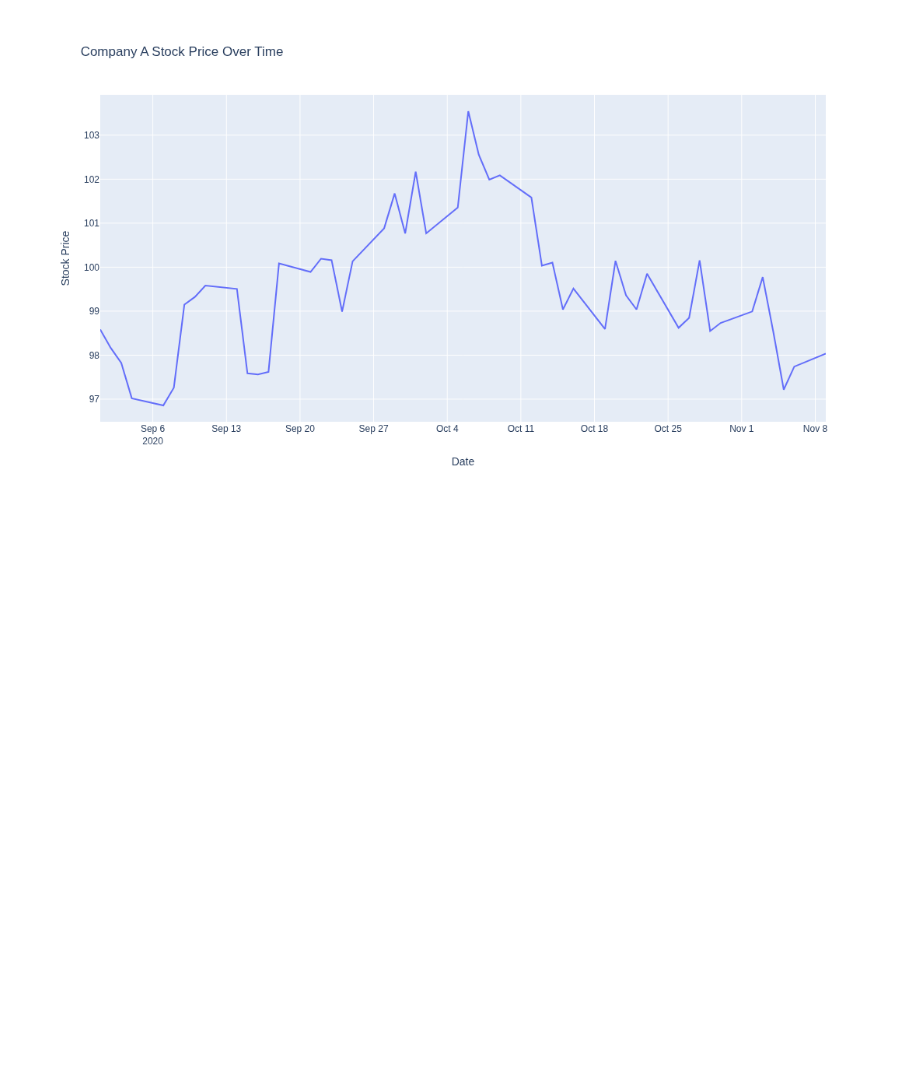
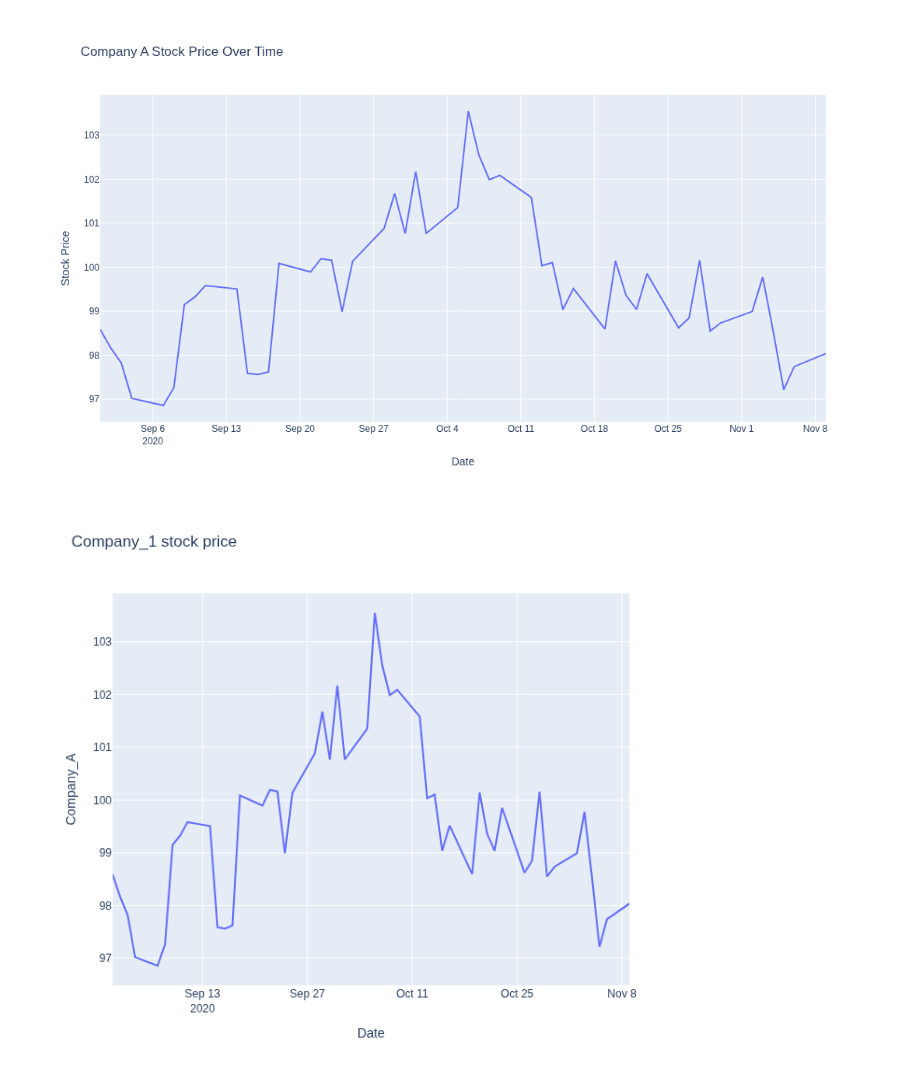
Before and after one commit to stkisengese/visualizations, a Jupyter notebook: ex06_plotly_time_series.ipynb, the cells around one changed output. Cells and saved outputs as stored; diff of their text form; code cells hidden in the pictures; blank space fills up the shorter version.

Commit message:
feat: add ploty graph object display

```diff
--- a/ex06_plotly_time_series.ipynb
+++ b/ex06_plotly_time_series.ipynb
@@ -31,3 +31,20 @@ fig = px.line(df, x='Date', y='Company_A',
 fig.show()
 # %% [output]
 [figure]
+# %%
+# Method 2: Using plotly.graph_objects
+from plotly.offline import init_notebook_mode
+init_notebook_mode(connected=True)
+
+fig = go.Figure()
+fig.add_trace(go.Scatter(x=df['Date'], y=df['Company_A'],
+                        mode='lines', name='Company_A'))
+fig.update_layout(
+    title='Company_1 stock price',
+    xaxis_title='Date',
+    yaxis_title='Company_A',
+    height=600
+)
+fig.show()
+# %% [output]
+[figure, added]
```
